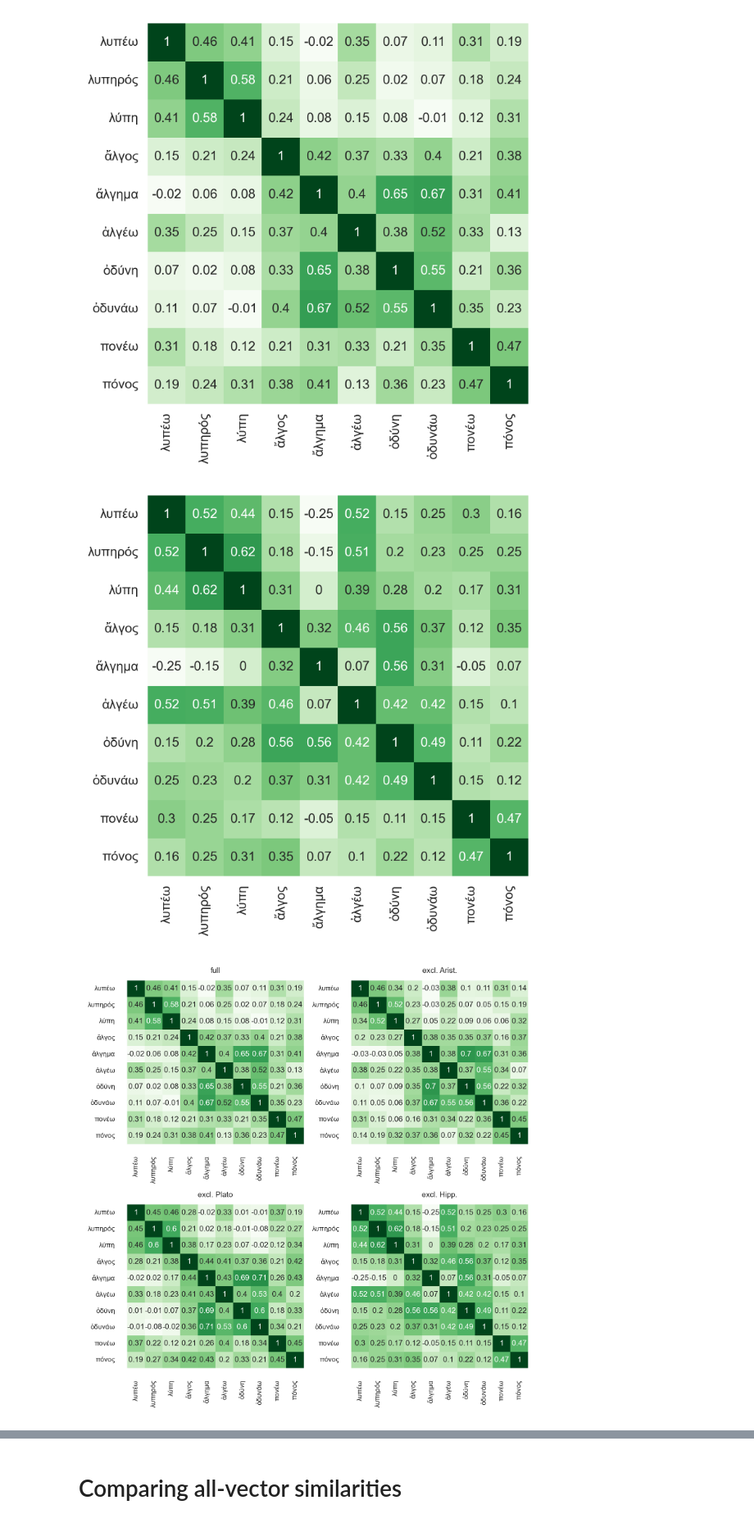
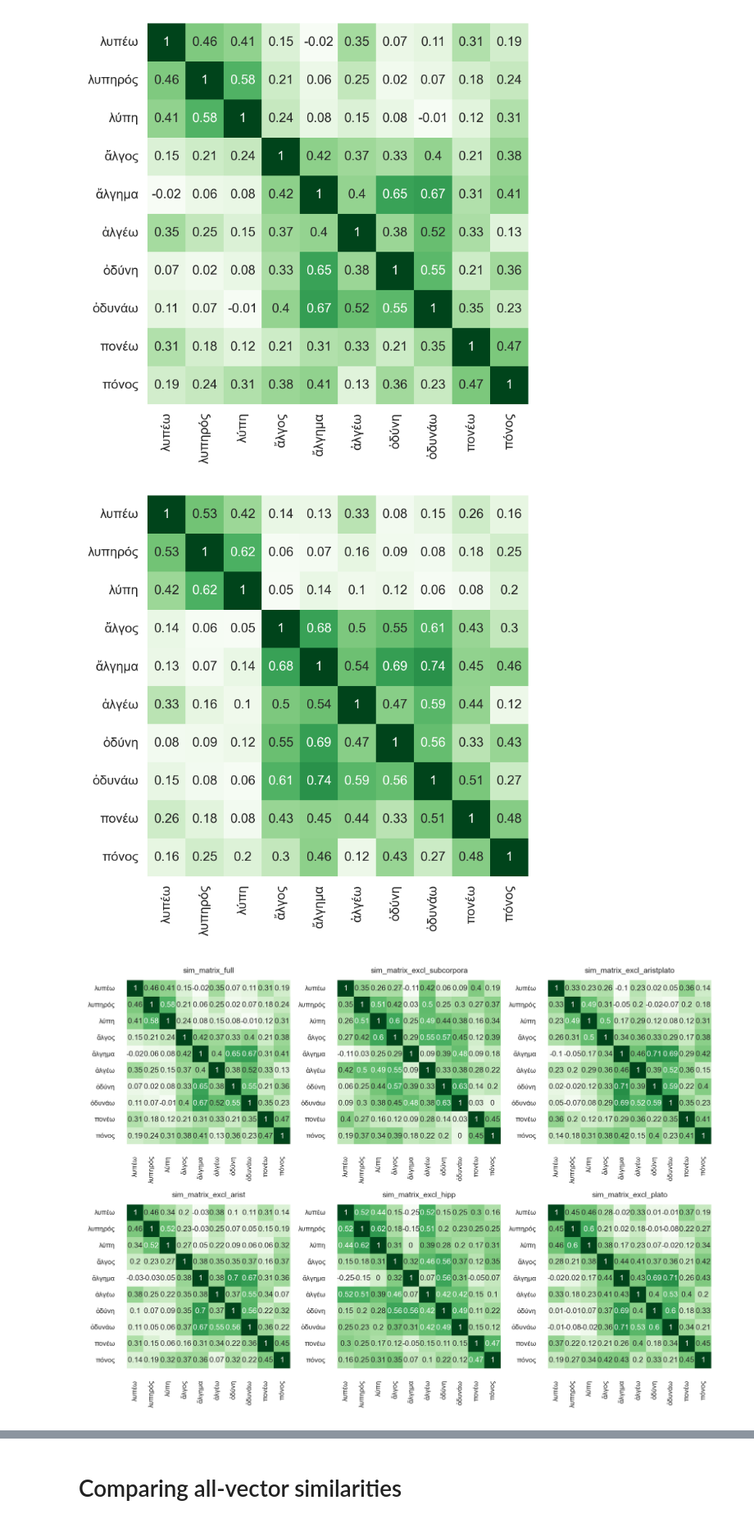
Before and after one commit to kasev/PIPA, a Jupyter notebook: scripts/4_EXPLORING-VECTORS.ipynb, the cells around one changed output, grey strips where cells are left out. Shown at 82% size. Cells and saved outputs as stored; diff of their text form; code cells hidden in the pictures.

```diff
--- a/scripts/4_EXPLORING-VECTORS.ipynb
+++ b/scripts/4_EXPLORING-VECTORS.ipynb
@@ -56,10 +53,10 @@ os.listdir("../data/")
 # %%
-most_sim_dfs = []
-for fn in ["keyed_vectors_full.wv", "keyed_vectors_excl_arist.wv", "keyed_vectors_excl_plato.wv", "keyed_vectors_excl_hipp.wv"]:
-    keyed_vectors = KeyedVectors.load("../data/" + fn)
+most_sim_dfs_dict = {}
+for item in vectors_dict.items():
+    keyed_vectors = item[1]
     mostsimilar_dict = {}
     for keyword in keywords:
         most_similar = [tup[0] + " ({})".format(str(np.round(tup[1], 2))) for tup in keyed_vectors.most_similar(keyword)]
         mostsimilar_dict[keyword] = most_similar
     mostsimilar_df = pd.DataFrame(mostsimilar_dict)
-    most_sim_dfs.append(mostsimilar_df)
+    most_sim_dfs_dict[item[0].replace("keyed_vectors", "most_similar")] = mostsimilar_df
@@ -128,9 +175,9 @@ most_sim_dfs[3]
 def get_sim_matrix(keyed_vectors, words):
     df = pd.DataFrame(cosine_similarity(keyed_vectors[words]), columns=words, index=words)
     return df
-# %%
-sim_matrices = []
-for fn in ["keyed_vectors_full.wv", "keyed_vectors_excl_arist.wv", "keyed_vectors_excl_plato.wv", "keyed_vectors_excl_hipp.wv"]:
-    keyed_vectors = KeyedVectors.load("../data/" + fn)
-    sim_matrix = get_sim_matrix(keyed_vectors, keywords).round(2)
-    sim_matrices.append(sim_matrix)
+# %%
+sim_matrices_dict = {}
+for item in vectors_dict.items():
+    keyed_vectors = item[1]
+    sim_matrix = get_sim_matrix(keyed_vectors, keywords).round(2)
+    sim_matrices_dict[item[0].replace("keyed_vectors", "sim_matrix")] = sim_matrix
@@ -144,9 +202,9 @@ plt.show()
 [figure]
 # %%
 fig, ax = plt.subplots(figsize=(5, 5), dpi=300, tight_layout=True)
-sns.heatmap(sim_matrices[3], annot=True, cbar=None, cmap="Greens", fmt='g', ax=ax)
+sns.heatmap(sim_matrices_dict["sim_matrix_subcorpora"], annot=True, cbar=None, cmap="Greens", fmt='g', ax=ax)
 ax.set_ylabel("")
 ax.set_xlabel("")
 plt.show()
 # %% [output]
-[figure, old version]
+[figure, new version]
@@ -155,11 +211,14 @@ titles = ["full", "excl. Arist.", "excl. Plato", "excl. Hipp."]
+# %%
+included = ['sim_matrix_full', 'sim_matrix_excl_subcorpora', 'sim_matrix_excl_aristplato', 'sim_matrix_excl_arist', 'sim_matrix_excl_hipp', 'sim_matrix_excl_plato']
 # %%
 sns.set(font_scale=0.5)
-fig, axs = plt.subplots(2,2, figsize=(5, 5), dpi=300, tight_layout=True)
-for sim_matrix, ax, title in zip(sim_matrices, axs.ravel(), titles):
+fig, axs = plt.subplots(2,3, figsize=(7, 5), dpi=300, tight_layout=True)
+for sim_matrix_title, ax in zip(included, axs.ravel()):
+    sim_matrix = sim_matrices_dict[sim_matrix_title]
     sns.heatmap(sim_matrix, annot=True, cbar=None, cmap="Greens", fmt='g', ax=ax)
-    ax.set_title(title)
+    ax.set_title(sim_matrix_title)
     ax.set_ylabel("")
     ax.set_xlabel("")
     #plt.show()
 # %% [output]
-[figure, old version]
+[figure, new version]
```
Also changed, not shown: parts of 31 cells of this notebook, 1 other file.
